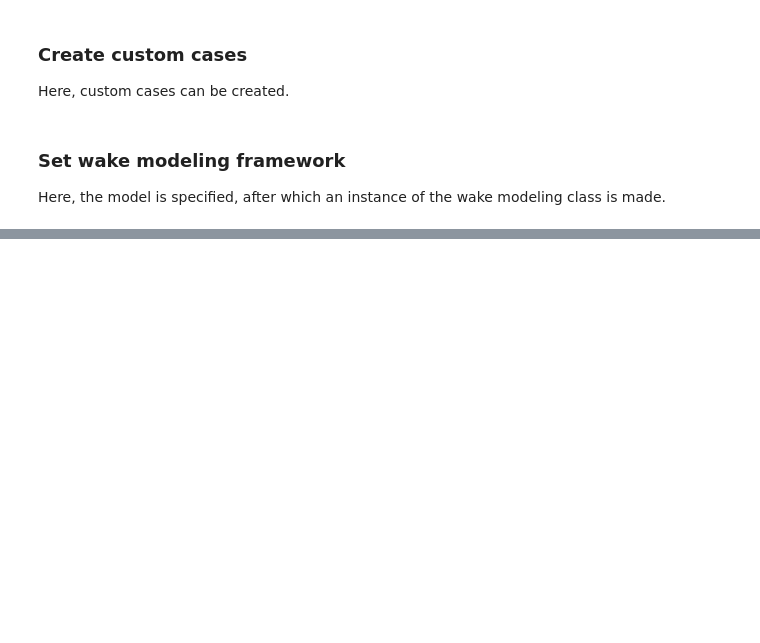
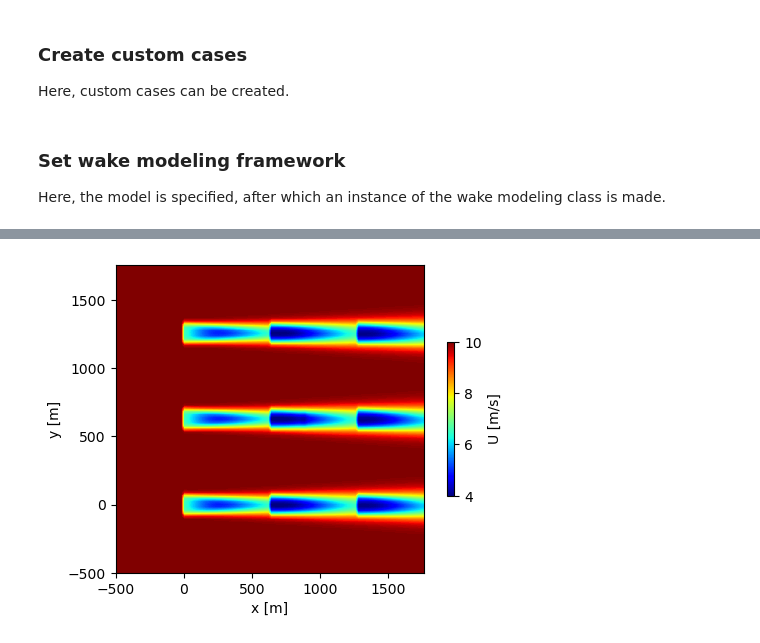
Before and after one commit to chrisosse/TouchWind_Optimization_Framework, a Jupyter notebook: wind_farm_test.ipynb, the cells around one changed output, grey strips where cells are left out. Saved outputs shown, nothing was run; the diff lists cells and outputs as text; code cells hidden in the pictures; blank space fills up the shorter version.

Commit message:
Add new functions and visualization files

```diff
--- a/wind_farm_test.ipynb
+++ b/wind_farm_test.ipynb
@@ -504,28 +390,3 @@ wakemodeling = WakeModeling(
     model_name,
     model_params,
 )
-# %%
-farm_configs = custom_farm_configs
-
-case_names = list(farm_configs.keys())
-
-turbine_powers = wakemodeling.run_model(
-    farm_configs[case_name]
-)
-
-turbine_powers
-
-_, flowfield, _ = wakemodeling.model.farm.copy().calculate_full_domain(
-    x_bounds=np.linspace(0, 2000, 100),
-    y_bounds=np.linspace(0, 2000, 100),
-    z_bounds=np.linspace(1, 150, 100),
-    yaw_angles=new_custom_case['yaw_angles'].flatten()[None, None],
-    tilt_angles=new_custom_case['tilt_angles'].flatten()[None, None],
-)
-
-# Save velocities in velocity field
-velocity_field = {
-    'U': flowfield.u_sorted[0, 0],
-    'V': flowfield.v_sorted[0, 0],
-    'W': flowfield.w_sorted[0, 0],
-}
@@ -551,0 +393,10 @@ velocity_field
+# %%
+farm_configs = custom_farm_configs
+
+case_names = list(farm_configs.keys())
+
+turbine_powers = wakemodeling.run_model(
+    farm_configs[case_names[0]],
+)
+
+turbine_powers
@@ -551,0 +417,12 @@ velocity_field
+# %%
+farm_config = farm_configs[case_names[0]]
+
+viz.plot_velocity_field(
+    wakemodeling=wakemodeling,
+    farm_config=farm_config,
+    component='U',
+    plane='Z',
+    distance=90.,
+)
+# %% [output]
+[figure, added]
```
Also changed, not shown: parts of 7 cells of this notebook, 5 other files.
